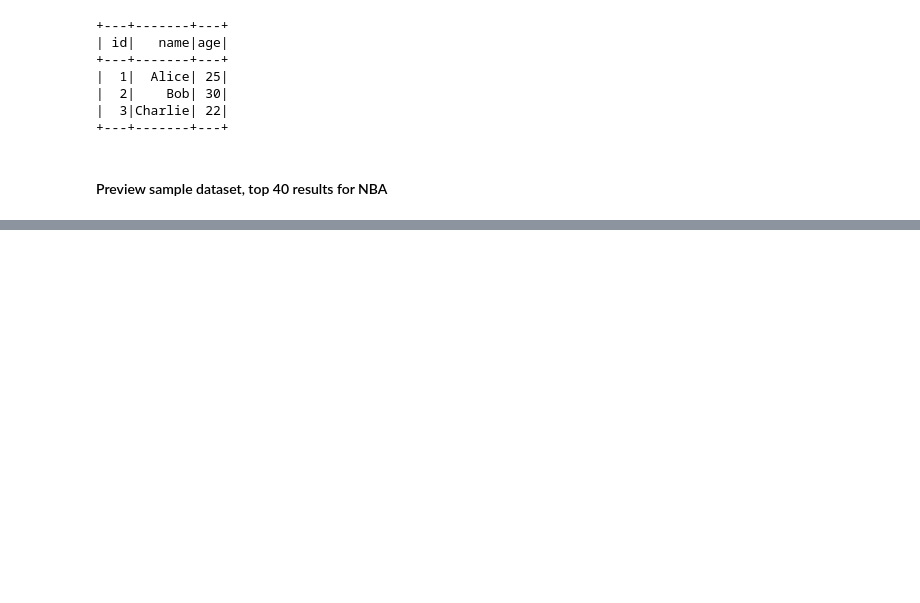
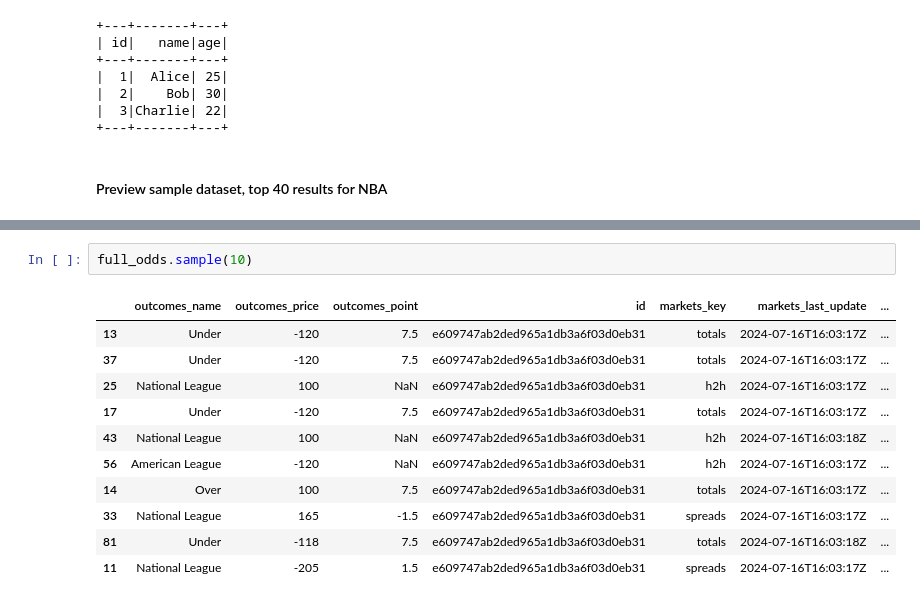
Before and after one commit to tbakely/botley-betting-model, a Jupyter notebook: test_data_extraction.ipynb, the cells around one changed output, grey strips where cells are left out. Drawn from its saved outputs; the diff is of its cells as text; blank space fills up the shorter version.

```diff
--- a/test_data_extraction.ipynb
+++ b/test_data_extraction.ipynb
@@ -106,0 +106,14 @@ result_df.head(40)
+# %%
+full_odds.sample(10)
+# %% [output]
+|  | outcomes_name | outcomes_price | outcomes_point | id | markets_key | markets_last_update | ... |
+| 13 | Under | -120 | 7.5 | e609747ab2ded965a1db3a6f03d0eb31 | totals | 2024-07-16T16:03:17Z | ... |
+| 37 | Under | -120 | 7.5 | e609747ab2ded965a1db3a6f03d0eb31 | totals | 2024-07-16T16:03:17Z | ... |
+| 25 | National League | 100 | NaN | e609747ab2ded965a1db3a6f03d0eb31 | h2h | 2024-07-16T16:03:17Z | ... |
+| 17 | Under | -120 | 7.5 | e609747ab2ded965a1db3a6f03d0eb31 | totals | 2024-07-16T16:03:17Z | ... |
+| 43 | National League | 100 | NaN | e609747ab2ded965a1db3a6f03d0eb31 | h2h | 2024-07-16T16:03:18Z | ... |
+| 56 | American League | -120 | NaN | e609747ab2ded965a1db3a6f03d0eb31 | h2h | 2024-07-16T16:03:17Z | ... |
+| 14 | Over | 100 | 7.5 | e609747ab2ded965a1db3a6f03d0eb31 | totals | 2024-07-16T16:03:17Z | ... |
+| 33 | National League | 165 | -1.5 | e609747ab2ded965a1db3a6f03d0eb31 | spreads | 2024-07-16T16:03:17Z | ... |
+| 81 | Under | -118 | 7.5 | e609747ab2ded965a1db3a6f03d0eb31 | totals | 2024-07-16T16:03:18Z | ... |
+| 11 | National League | -205 | 1.5 | e609747ab2ded965a1db3a6f03d0eb31 | spreads | 2024-07-16T16:03:17Z | ... |
```
Also changed, not shown: parts of 6 cells of this notebook, 2 other files.
